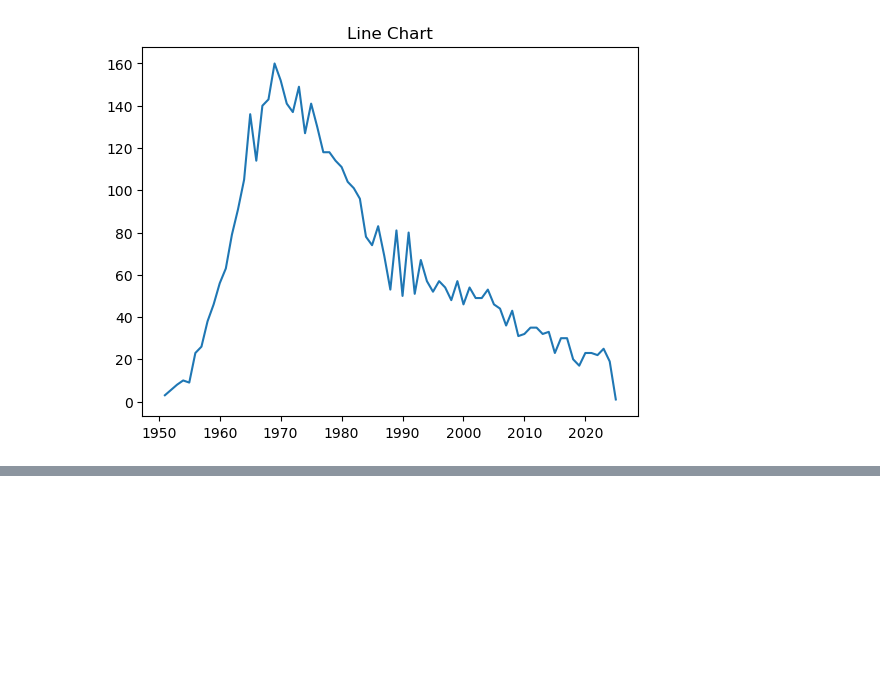
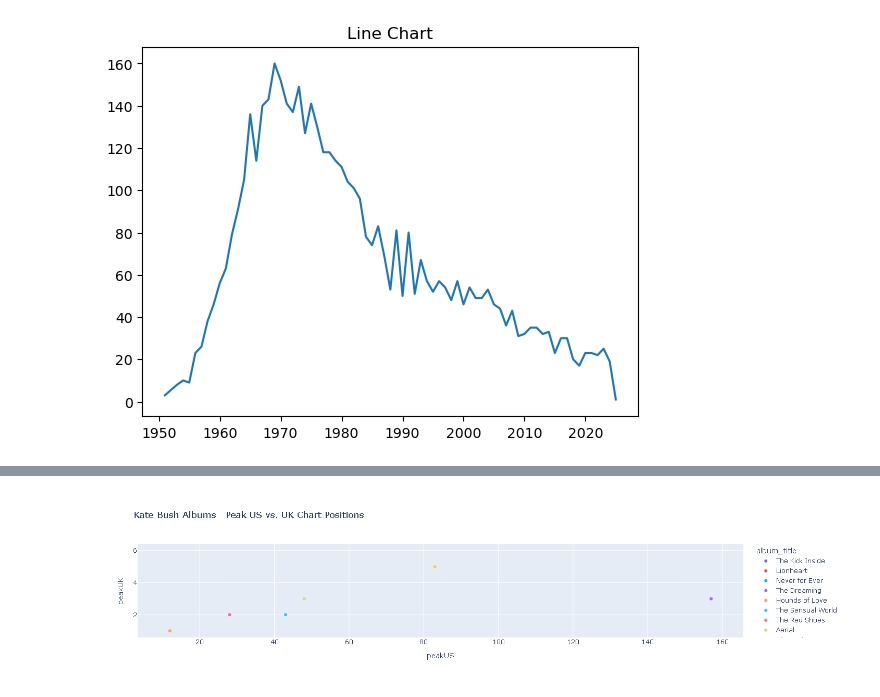
Before and after one commit to OSU-Libraries-Research-Services/data_visualization, a Jupyter notebook: python_data_visualization.ipynb, the cells around one changed output, grey strips where cells are left out. Drawn from its saved outputs; the diff is of its cells as text; code cells hidden in the pictures; blank space fills up the shorter version.

```diff
--- a/python_data_visualization.ipynb
+++ b/python_data_visualization.ipynb
@@ -349,0 +382,7 @@ Let's use plotly to build a **bar**, **line**, and **scatterplot** using the **p
+# %%
+#We already filtered the DataFrame for our favorite artist. Use this DataFrame to build the chart.
+fig3=px.scatter(kate_bush, x='peakUS', y='peakUK', color='album_title', title="Kate Bush Albums \n Peak US vs. UK Chart Positions")
+
+fig3.show()
+# %% [output]
+[figure, added]
```
Also changed, not shown: parts of 16 cells of this notebook, 1 other file.
